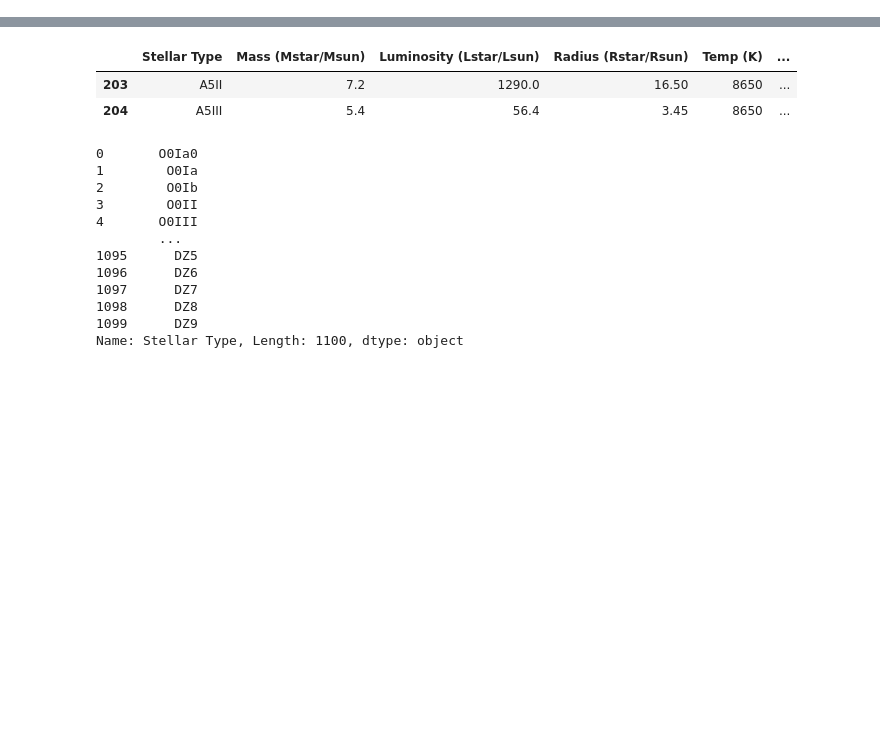
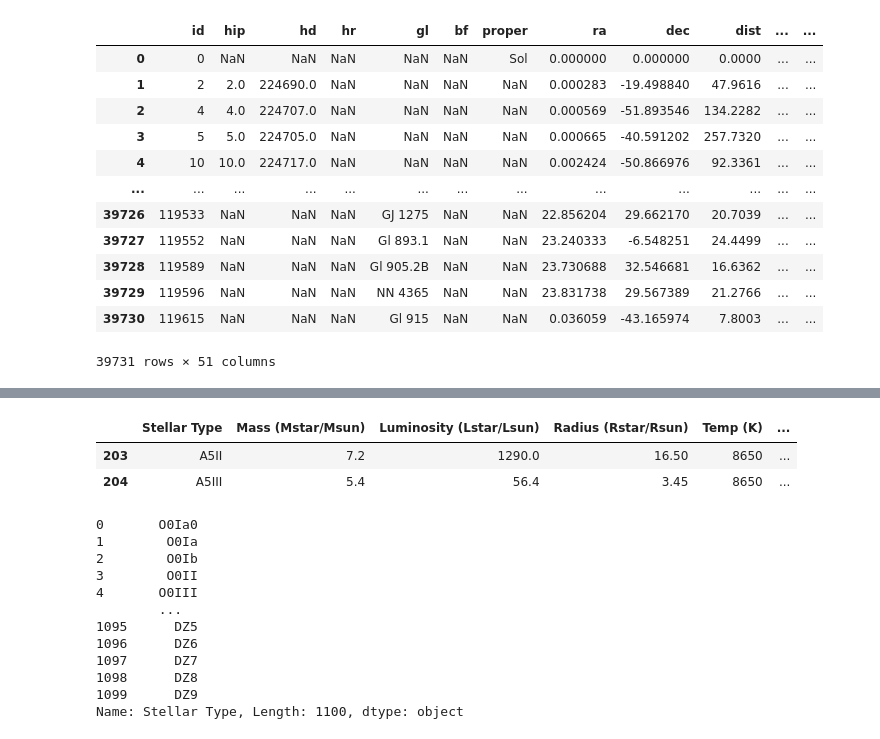
Before and after one commit to Hillcrest-R-D/AstroWorks, a Jupyter notebook: HYG_Stats.ipynb, the cells around one changed output, grey strips where cells are left out. Drawn from its saved outputs; the diff is of its cells as text; code cells hidden in the pictures; blank space fills up the shorter version.

```diff
--- a/HYG_Stats.ipynb
+++ b/HYG_Stats.ipynb
@@ -12,6 +12,24 @@ import random as r
 # %%
 data = pd.read_csv("HYG_data/hygdata_v3.csv")
 #from wikipedia
 starclass = pd.read_csv("StarClass.csv")
 #from http://www.isthe.com/chongo/tech/astro/HR-temp-mass-table-byhrclass.html
 starclass_extended = pd.read_csv("StellarClass_Extended.csv")
+data_extended_fullmatch = pd.read_csv("HYG_data/hygdata_v3_exactmatch_class.csv")
+data_ef = data_extended_fullmatch
+data_ef["vtot"] = (data_ef["vx"]**2+data_ef["vy"]**2+data_ef["vz"]**2)**(0.5)
+data_ef
+# %% [output]
+|  | id | hip | hd | hr | gl | bf | proper | ra | dec | dist | ... | ... |
+| 0 | 0 | NaN | NaN | NaN | NaN | NaN | Sol | 0.000000 | 0.000000 | 0.0000 | ... | ... |
+| 1 | 2 | 2.0 | 224690.0 | NaN | NaN | NaN | NaN | 0.000283 | -19.498840 | 47.9616 | ... | ... |
+| 2 | 4 | 4.0 | 224707.0 | NaN | NaN | NaN | NaN | 0.000569 | -51.893546 | 134.2282 | ... | ... |
+| 3 | 5 | 5.0 | 224705.0 | NaN | NaN | NaN | NaN | 0.000665 | -40.591202 | 257.7320 | ... | ... |
+| 4 | 10 | 10.0 | 224717.0 | NaN | NaN | NaN | NaN | 0.002424 | -50.866976 | 92.3361 | ... | ... |
+| ... | ... | ... | ... | ... | ... | ... | ... | ... | ... | ... | ... | ... |
+| 39726 | 119533 | NaN | NaN | NaN | GJ 1275 | NaN | NaN | 22.856204 | 29.662170 | 20.7039 | ... | ... |
+| 39727 | 119552 | NaN | NaN | NaN | Gl 893.1 | NaN | NaN | 23.240333 | -6.548251 | 24.4499 | ... | ... |
+| 39728 | 119589 | NaN | NaN | NaN | Gl 905.2B | NaN | NaN | 23.730688 | 32.546681 | 16.6362 | ... | ... |
+| 39729 | 119596 | NaN | NaN | NaN | NN 4365 | NaN | NaN | 23.831738 | 29.567389 | 21.2766 | ... | ... |
+| 39730 | 119615 | NaN | NaN | NaN | Gl 915 | NaN | NaN | 0.036059 | -43.165974 | 7.8003 | ... | ... |
+39731 rows × 51 columns
```
Also changed, not shown: parts of 7 cells of this notebook, 2 other files.
